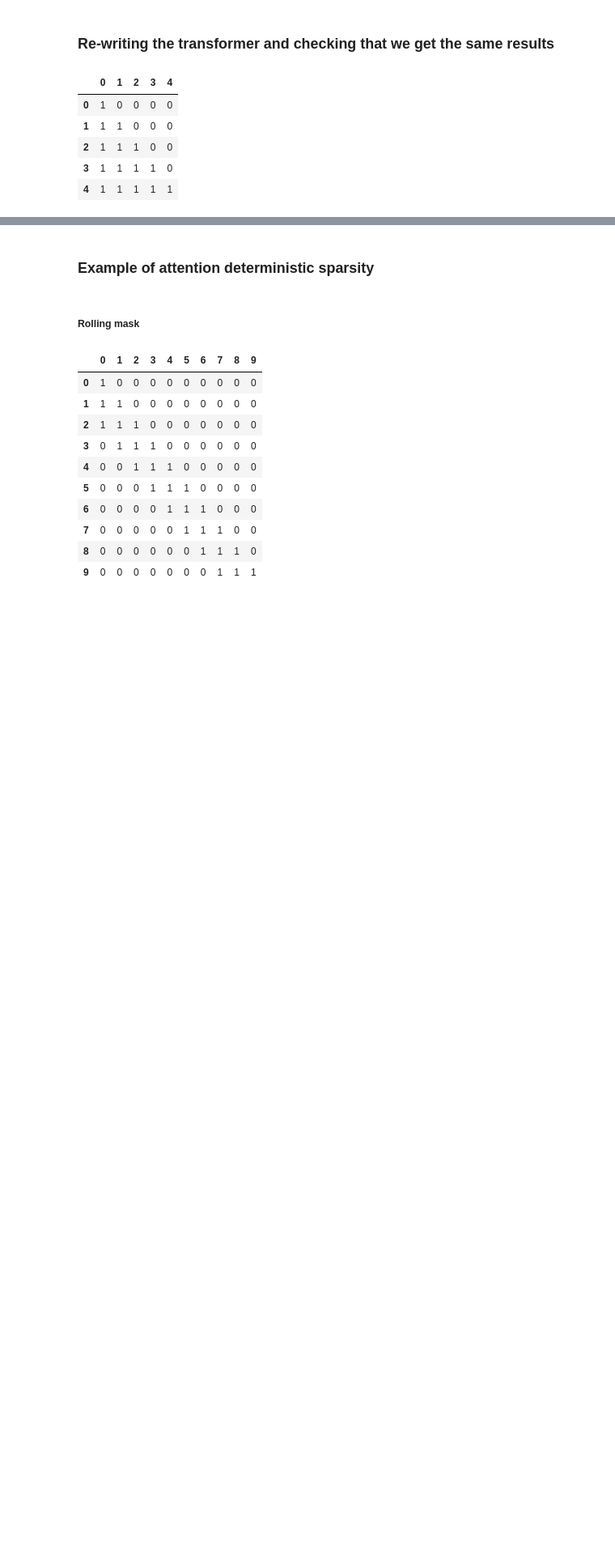
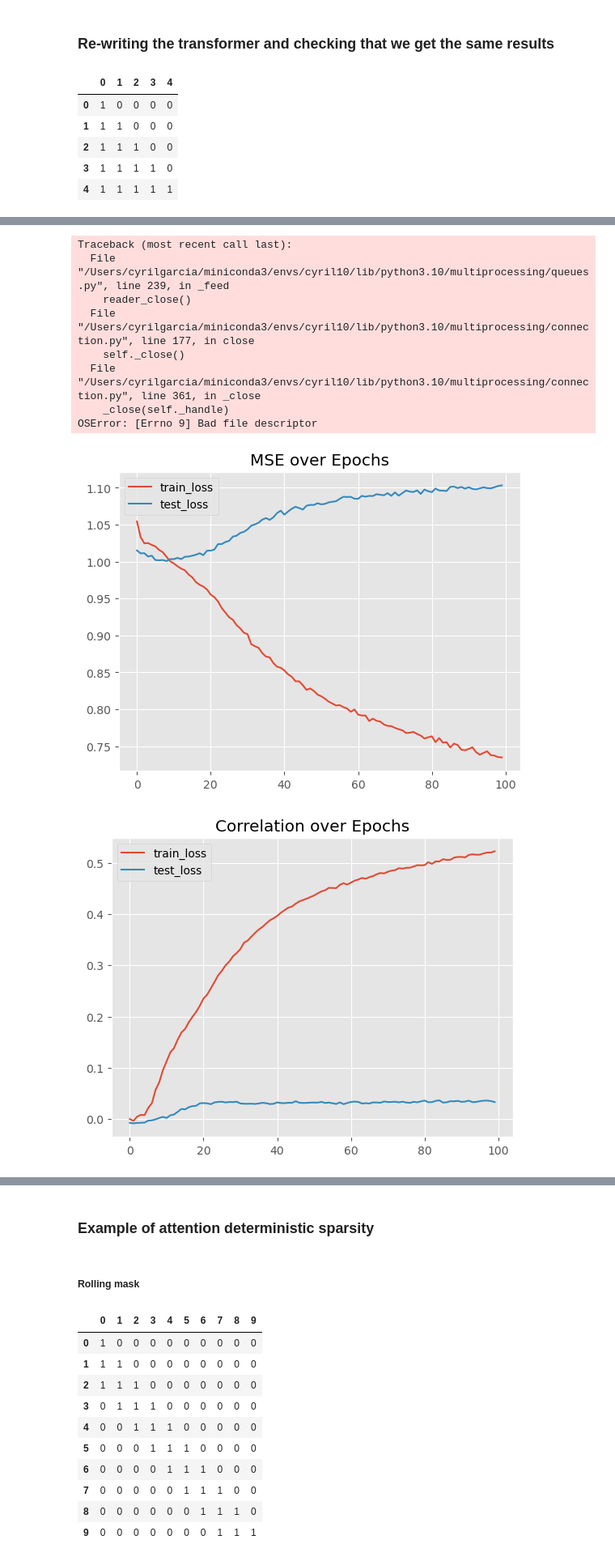
Before and after one commit to cyrilgarcia009/TSNN, a Jupyter notebook: notebooks/generators.ipynb, the cells around one changed output, grey strips where cells are left out. Shown at 81% size. Saved outputs shown, nothing was run; the diff lists cells and outputs as text; code cells hidden in the pictures; blank space fills up the shorter version.

Commit message:
Adding the option to have a multi-dimensional y + example in the notebook added (correl comparison not fixed yet)

```diff
--- a/notebooks/generators.ipynb
+++ b/notebooks/generators.ipynb
@@ -698,0 +706,29 @@ comp.correl(z, mode='test')
+# %%
+def causal_mask(b, h, q_idx, kv_idx):
+    return q_idx >= kv_idx
+
+# def causal_mask(b, h, q_idx, kv_idx):
+#     return (q_idx == kv_idx) | (q_idx == 4) & (kv_idx == 3)
+
+def plot_mask(mask_fn, seq_len=20, title=None, device="cpu"):
+    """
+    Plot a binary attention mask defined by mask_fn(b,h,q_idx,kv_idx)
+    as a (seq_len x seq_len) matrix.
+    """
+    q_idx = torch.arange(seq_len, device=device)
+    kv_idx = torch.arange(seq_len, device=device)
+    b = torch.zeros(1, device=device)
+    h = torch.zeros(1, device=device)
+
+    mask = mask_fn(b, h, q_idx[:, None], kv_idx[None, :])
+    mask = mask.float().cpu()
+
+    return pd.DataFrame(mask).style.background_gradient(axis=None).format(precision=0)
+
+def build_attention_mask(mask_fn, seq_len, device="cpu"):
+    q_idx = torch.arange(seq_len, device=device)
+    kv_idx = torch.arange(seq_len, device=device)
+    b = torch.zeros(1, device=device)
+    h = torch.zeros(1, device=device)
+    mask_bool = mask_fn(b, h, q_idx[:, None], kv_idx[None, :])  # (seq_len, seq_len)
+    return mask_bool
@@ -698,0 +802,23 @@ comp.correl(z, mode='test')
+# %%
+mask = causal_mask
+mask = build_attention_mask(mask, 5, device=device)
+
+m = TransformerEncoderModel(Config.n_ts, Config.n_f, 5, mask=mask, dropout=0.5).to(device)
+optimizer = torch.optim.Adam(m.parameters(), lr=0.001)
+# optimizer = torch.optim.SGD(m.parameters(), lr=0.001)
+
+
+model_torch = torch_benchmarks.TorchWrapper(m, optimizer=optimizer)
+# %%
+model_torch.fit(z.train, test=z.test, epochs=100)
+# %% [output]
+Traceback (most recent call last):
+  File "/Users/cyrilgarcia/miniconda3/envs/cyril10/lib/python3.10/multiprocessing/queues.py", line 239, in _feed
+    reader_close()
+  File "/Users/cyrilgarcia/miniconda3/envs/cyril10/lib/python3.10/multiprocessing/connection.py", line 177, in close
+    self._close()
+  File "/Users/cyrilgarcia/miniconda3/envs/cyril10/lib/python3.10/multiprocessing/connection.py", line 361, in _close
+    _close(self._handle)
+OSError: [Errno 9] Bad file descriptor
+[figure, added]
+[figure, added]
```
Also changed, not shown: parts of 19 cells of this notebook, 3 other files.
